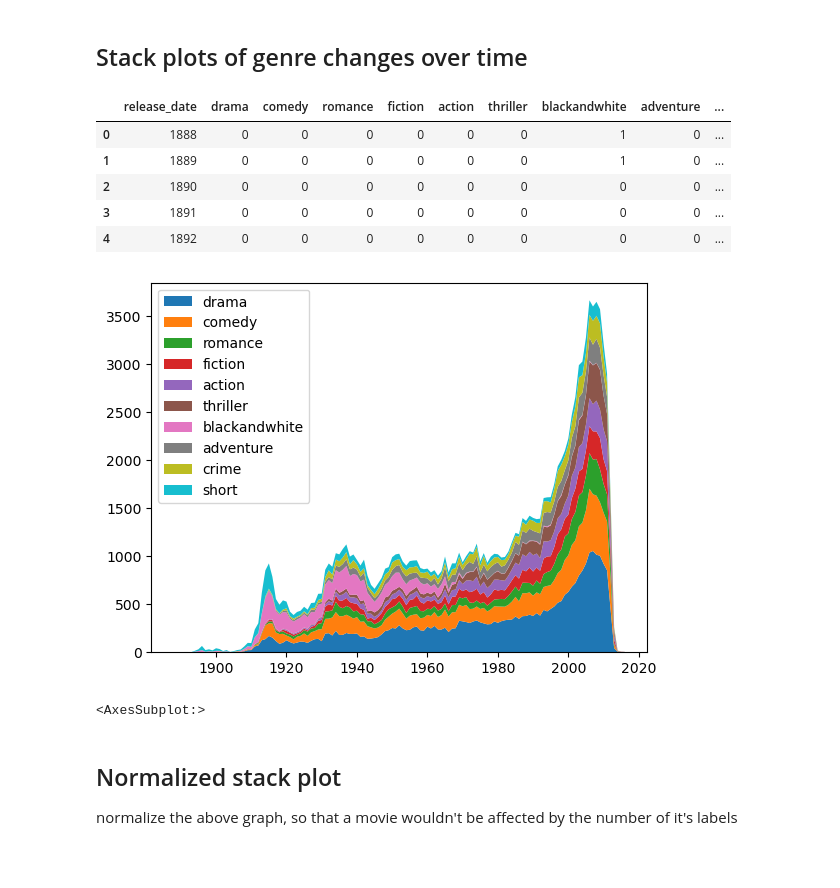
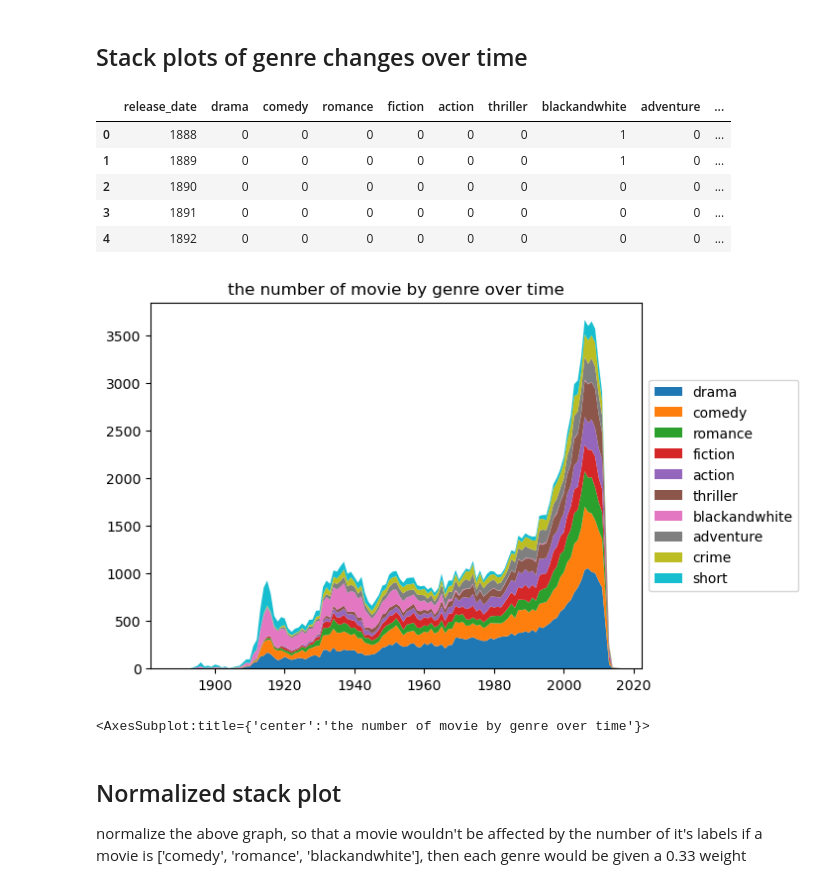
Before and after one commit to epfl-ada/ada-2022-project-adawizardry, a Jupyter notebook: stackplot.ipynb, the cells around one changed output. Drawn from its saved outputs; the diff is of its cells as text; code cells hidden in the pictures; blank space fills up the shorter version.

```diff
--- a/stackplot.ipynb
+++ b/stackplot.ipynb
@@ -291,36 +291,38 @@ the top ten genres are ['drama', 'comedy', 'romance', 'fiction', 'action', 'thri
 # %%
 ## the function for plotting, labels and df need to match
 def plot_stack_plot (df, labels, years, title):
     vstack = []
     for genre in top_ten_list:
         vstack.append(list(df[genre]))
 
     vstack = np.vstack(vstack)
     fig, ax = plt.subplots()
     ax.stackplot(years, vstack, labels= top_ten_list)
-    ax.legend(loc='upper left')
+    ax.legend(loc='center left', bbox_to_anchor=(1, 0.5))
+
     plt.title(title)
     plt.show()
 
     return ax
 
 
 grouped_by = stackplot_df.groupby(by='release_date').sum().reset_index()
 display(grouped_by.head(5))
 years = list(range(1888, 2017, 1))
 plot_stack_plot(grouped_by, top_ten_list, years, "the number of movie by genre over time")
 # %% [output]
 |  | release_date | drama | comedy | romance | fiction | action | thriller | blackandwhite | adventure | ... |
 | 0 | 1888 | 0 | 0 | 0 | 0 | 0 | 0 | 1 | 0 | ... |
 | 1 | 1889 | 0 | 0 | 0 | 0 | 0 | 0 | 1 | 0 | ... |
 | 2 | 1890 | 0 | 0 | 0 | 0 | 0 | 0 | 0 | 0 | ... |
 | 3 | 1891 | 0 | 0 | 0 | 0 | 0 | 0 | 0 | 0 | ... |
 | 4 | 1892 | 0 | 0 | 0 | 0 | 0 | 0 | 0 | 0 | ... |
-[figure, old version]
+[figure, new version]
-<AxesSubplot:>
+<AxesSubplot:title={'center':'the number of movie by genre over time'}>
 # %% [markdown]
 ## Normalized stack plot
 normalize the above graph, so that a movie wouldn't be affected by the number of it's labels
+if a movie is ['comedy', 'romance', 'blackandwhite'], then each genre would be given a 0.33 weight
 # %%
 normalized_stack_df = stackplot_df.copy()
 normalized_stack_df['sum'] = normalized_stack_df.iloc[:, 2:12].sum(axis=1)
```
Also changed, not shown: parts of 3 cells of this notebook, 1 other file.
